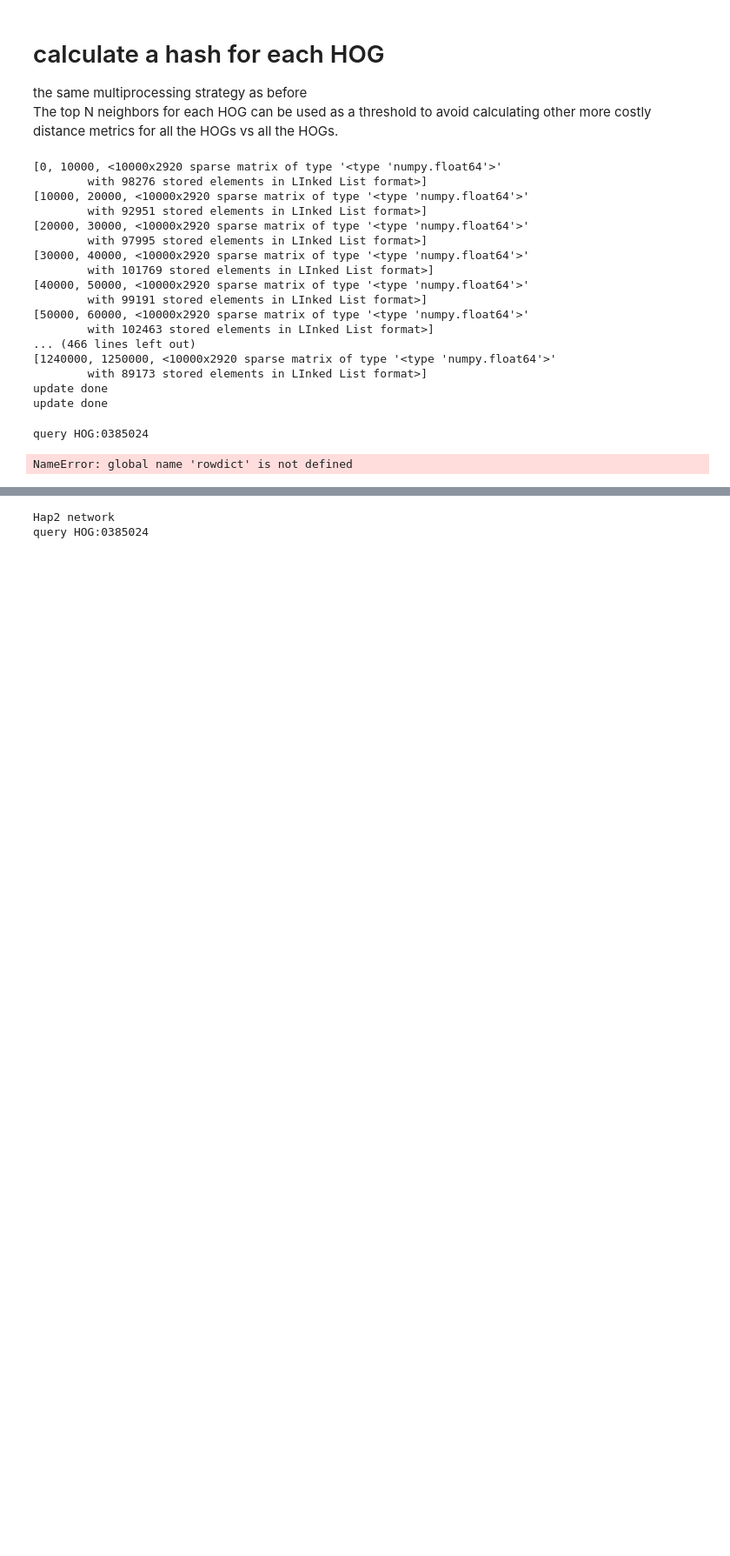
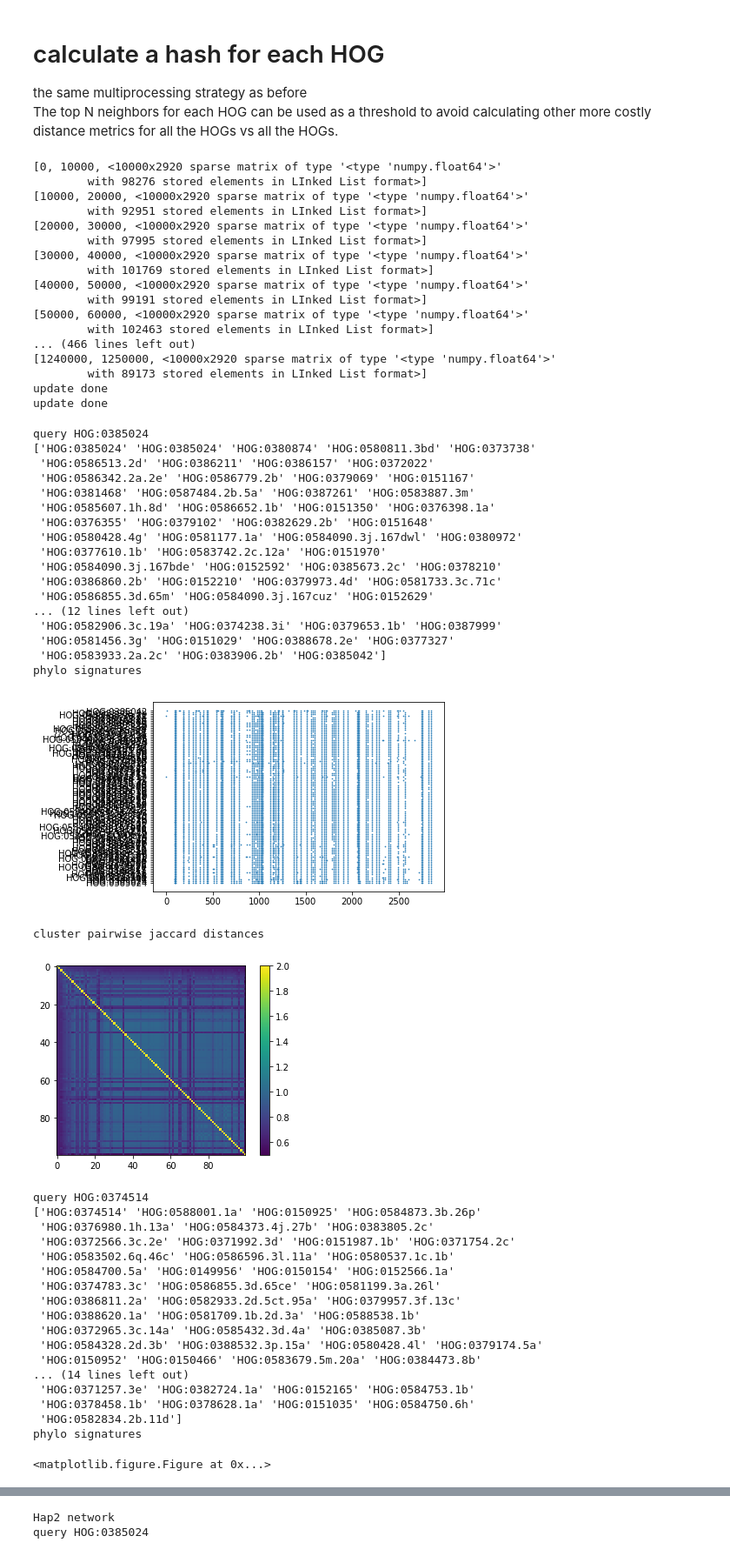
Before and after one commit to cactuskid/coevolution, a Jupyter notebook: ConstructHogMatrix.ipynb, the cells around one changed output, grey strips where cells are left out. Shown at 87% size. Cells and saved outputs as stored; diff of their text form; code cells hidden in the pictures; blank space fills up the shorter version.

```diff
--- a/ConstructHogMatrix.ipynb
+++ b/ConstructHogMatrix.ipynb
@@ -99,6 +99,10 @@ handle1.close()
 handle2.close()
 handle3.close()
 
+
+handle2= open('./IdtoName.pkl','r')
+IdtoName = pickle.load(handle2)
+handle2.close()
 
 coldict={}
 coldictReverse = {}
@@ -526,7 +530,7 @@ def plot_NN(qhog,k, r, cooevolution_matrix  ):
     dist = np.zeros((len(hashes), len(hashes)))
     for i in range(len(hashes)):
         for j in range(len(hashes)):
-            if i <j:
+            if i <=j:
                 dist[i,j]= hashes[i].jaccard(hashes[j])
 
 
@@ -573,31 +577,67 @@ def plot_NN(qhog,k, r, cooevolution_matrix  ):
         #plot 3d species tree for top 5
         x,y,vals=find(result_mat[:,i])
         selected = species3d[x,:]
         fig = plt.figure()
         ax = fig.add_subplot(111, projection='3d' )
         matplotlib.rcParams['figure.figsize'] = (20.0, 20.0)
         if i == 0:
             ax.set_title('query' +resultHogs[i])
         else:
             ax.set_title('result' +resultHogs[i])
 
         ax.scatter( selected[:,0], selected[:,1], selected[:,2], marker= 'D' , color = 'red')#, color = [colors[taxids[col]] for col in list(x)])
         species3d[x,:]=0
         ax.scatter( species3d[:,0], species3d[:,1], species3d[:,2] , alpha= .05 , color ='green' )#, color = [colors[taxids[col]] for col in list(x)])
         plt.show()"""
     plt.clf()
     return resultHogs
 
 
 
 #hap2 HOG:0385024
 qhog = 'HOG:0385024'
 resultHogs = plot_NN(qhog, 99, r , cooevolution_matrix)
 
 
 #gex1 HOG:0374514
 qhog = 'HOG:0374514'
 resultHogs = plot_NN(qhog, 99, r , cooevolution_matrix)
 # %% [output]
 query HOG:0385024
+['HOG:0385024' 'HOG:0385024' 'HOG:0380874' 'HOG:0580811.3bd' 'HOG:0373738'
+ 'HOG:0586513.2d' 'HOG:0386211' 'HOG:0386157' 'HOG:0372022'
+ 'HOG:0586342.2a.2e' 'HOG:0586779.2b' 'HOG:0379069' 'HOG:0151167'
+ 'HOG:0381468' 'HOG:0587484.2b.5a' 'HOG:0387261' 'HOG:0583887.3m'
+ 'HOG:0585607.1h.8d' 'HOG:0586652.1b' 'HOG:0151350' 'HOG:0376398.1a'
+ 'HOG:0376355' 'HOG:0379102' 'HOG:0382629.2b' 'HOG:0151648'
+ 'HOG:0580428.4g' 'HOG:0581177.1a' 'HOG:0584090.3j.167dwl' 'HOG:0380972'
+ 'HOG:0377610.1b' 'HOG:0583742.2c.12a' 'HOG:0151970'
+ 'HOG:0584090.3j.167bde' 'HOG:0152592' 'HOG:0385673.2c' 'HOG:0378210'
+ 'HOG:0386860.2b' 'HOG:0152210' 'HOG:0379973.4d' 'HOG:0581733.3c.71c'
+ 'HOG:0586855.3d.65m' 'HOG:0584090.3j.167cuz' 'HOG:0152629'
+... (12 lines left out)
+ 'HOG:0582906.3c.19a' 'HOG:0374238.3i' 'HOG:0379653.1b' 'HOG:0387999'
+ 'HOG:0581456.3g' 'HOG:0151029' 'HOG:0388678.2e' 'HOG:0377327'
+ 'HOG:0583933.2a.2c' 'HOG:0383906.2b' 'HOG:0385042']
+phylo signatures
+[figure, added]
-NameError: global name 'rowdict' is not defined
+cluster pairwise jaccard distances
+[figure, added]
+query HOG:0374514
+['HOG:0374514' 'HOG:0588001.1a' 'HOG:0150925' 'HOG:0584873.3b.26p'
+ 'HOG:0376980.1h.13a' 'HOG:0584373.4j.27b' 'HOG:0383805.2c'
+ 'HOG:0372566.3c.2e' 'HOG:0371992.3d' 'HOG:0151987.1b' 'HOG:0371754.2c'
+ 'HOG:0583502.6q.46c' 'HOG:0586596.3l.11a' 'HOG:0580537.1c.1b'
+ 'HOG:0584700.5a' 'HOG:0149956' 'HOG:0150154' 'HOG:0152566.1a'
+ 'HOG:0374783.3c' 'HOG:0586855.3d.65ce' 'HOG:0581199.3a.26l'
+ 'HOG:0386811.2a' 'HOG:0582933.2d.5ct.95a' 'HOG:0379957.3f.13c'
+ 'HOG:0388620.1a' 'HOG:0581709.1b.2d.3a' 'HOG:0588538.1b'
+ 'HOG:0372965.3c.14a' 'HOG:0585432.3d.4a' 'HOG:0385087.3b'
+ 'HOG:0584328.2d.3b' 'HOG:0388532.3p.15a' 'HOG:0580428.4l' 'HOG:0379174.5a'
+ 'HOG:0150952' 'HOG:0150466' 'HOG:0583679.5m.20a' 'HOG:0384473.8b'
+... (14 lines left out)
+ 'HOG:0371257.3e' 'HOG:0382724.1a' 'HOG:0152165' 'HOG:0584753.1b'
+ 'HOG:0378458.1b' 'HOG:0378628.1a' 'HOG:0151035' 'HOG:0584750.6h'
+ 'HOG:0582834.2b.11d']
+phylo signatures
+<matplotlib.figure.Figure at 0x...>
```
Also changed, not shown: parts of 9 cells of this notebook.
